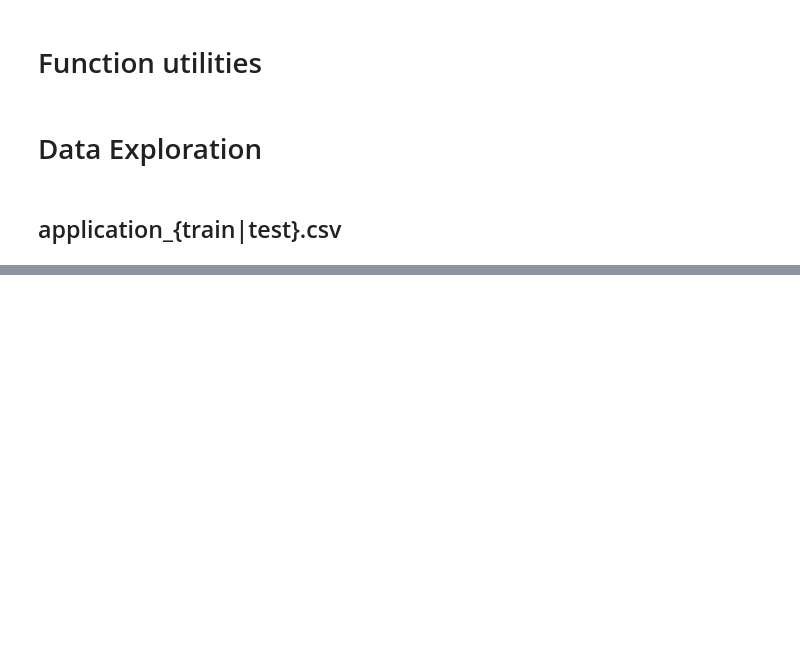
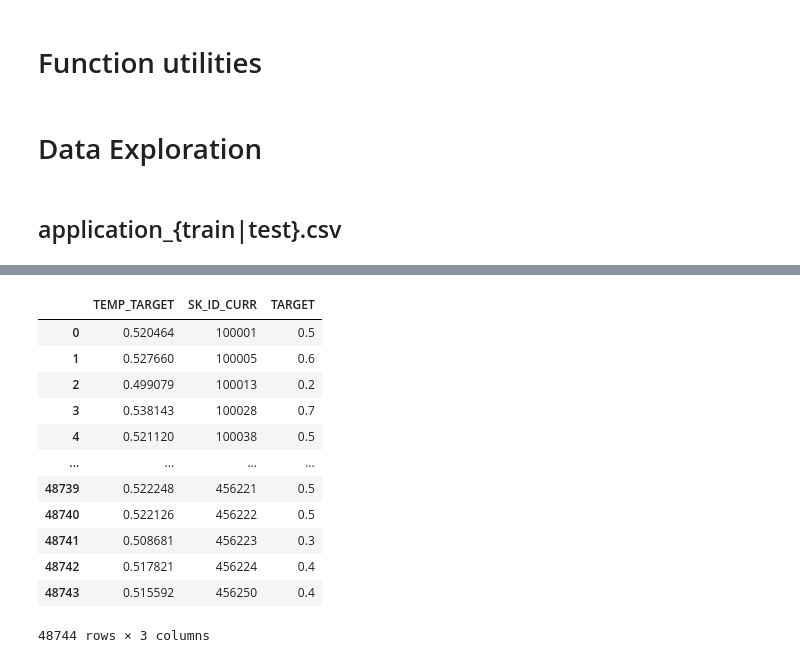
Before and after one commit to robertocommit/neural, a Jupyter notebook: Home_Credit_Default_Risk.ipynb, the cells around one changed output, grey strips where cells are left out. Cells and saved outputs as stored; diff of their text form; code cells hidden in the pictures; blank space fills up the shorter version.

```diff
--- a/Home_Credit_Default_Risk.ipynb
+++ b/Home_Credit_Default_Risk.ipynb
@@ -128,0 +191,4 @@ application_train_df.head(5)
+# %%
+categorical_columns_size = [len(temp_df[column].astype('category').cat.categories) for column in temp_categorical_columns]
+categorical_embedding_sizes = [(col_size, min(50, (col_size+1)//2)) for col_size in categorical_columns_size]
+# categorical_embedding_sizes
@@ -128,0 +312,6 @@ application_train_df.head(5)
+# %%
+temp = pd.DataFrame(y_pred).astype("float")
+
+temp = pd.concat([temp, application_test_df['SK_ID_CURR']], axis=1)
+temp.columns = ['TEMP_TARGET', 'SK_ID_CURR']
+temp
@@ -128,0 +332,34 @@ application_train_df.head(5)
+# %%
+# range = temp['TARGET'].max() - temp['TARGET'].min()
+
+# 0.089 : 100 = x : 50
+# x = (50 * 0.089) / 100
+
+#x = (50 * 0.08999999999) / 100
+
+
+# (y - temp['TARGET'].min()) : x = (temp['TARGET'].max() - temp['TARGET'].min()) : 100
+
+# x = ((y - temp['TARGET'].min()) * 100) / (temp['TARGET'].max() - temp['TARGET'].min())
+
+# x = (100*y - 100*temp['TARGET'].min()) / (temp['TARGET'].max() - temp['TARGET'].min())
+
+# x = (100*0.56 - 100*temp['TARGET'].min()) / (temp['TARGET'].max() - temp['TARGET'].min())
+
+
+temp['TARGET'] = round((100*temp['TEMP_TARGET'] - 100*temp['TEMP_TARGET'].min()) / (temp['TEMP_TARGET'].max() - temp['TEMP_TARGET'].min()) / 100, 1)
+temp
+# %% [output]
+|  | TEMP_TARGET | SK_ID_CURR | TARGET |
+| 0 | 0.520464 | 100001 | 0.5 |
+| 1 | 0.527660 | 100005 | 0.6 |
+| 2 | 0.499079 | 100013 | 0.2 |
+| 3 | 0.538143 | 100028 | 0.7 |
+| 4 | 0.521120 | 100038 | 0.5 |
+| ... | ... | ... | ... |
+| 48739 | 0.522248 | 456221 | 0.5 |
+| 48740 | 0.522126 | 456222 | 0.5 |
+| 48741 | 0.508681 | 456223 | 0.3 |
+| 48742 | 0.517821 | 456224 | 0.4 |
+| 48743 | 0.515592 | 456250 | 0.4 |
+48744 rows × 3 columns
```
Also changed, not shown: parts of 30 cells of this notebook.
